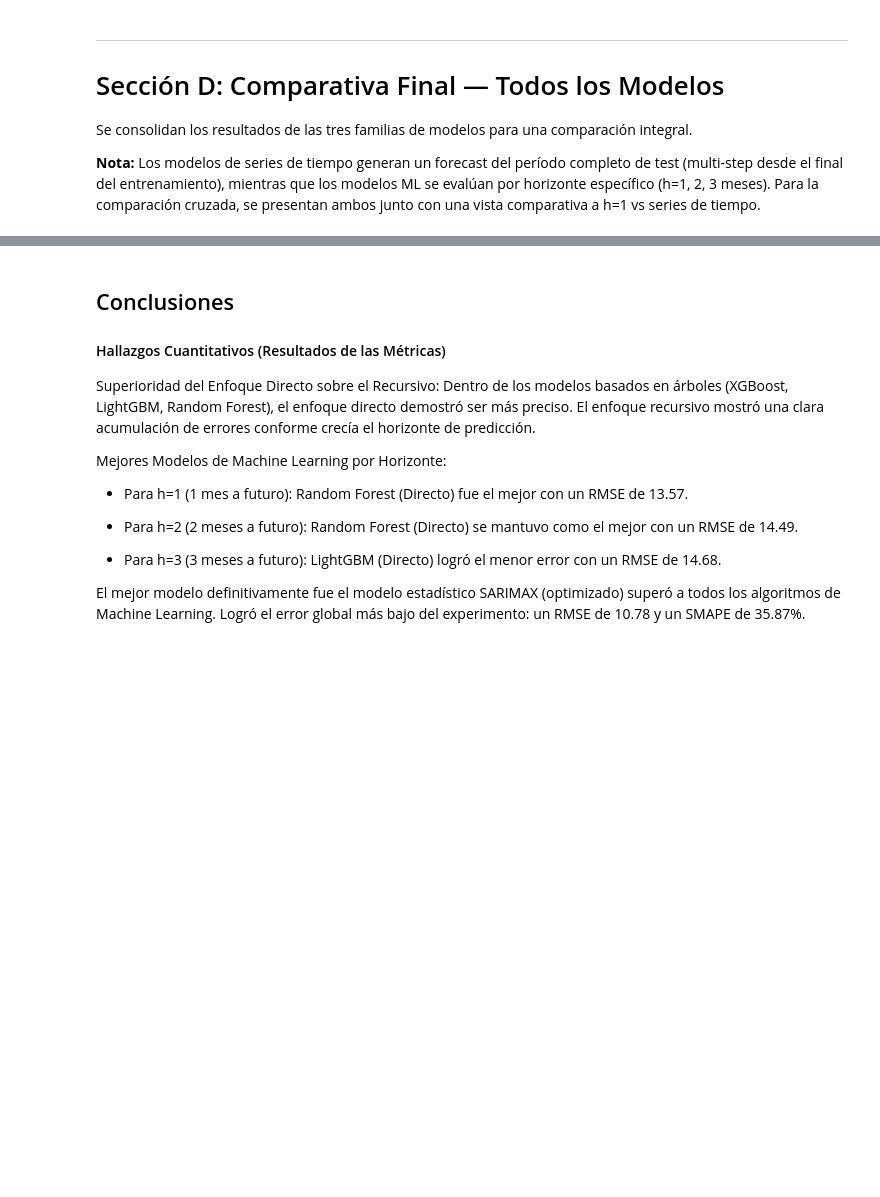
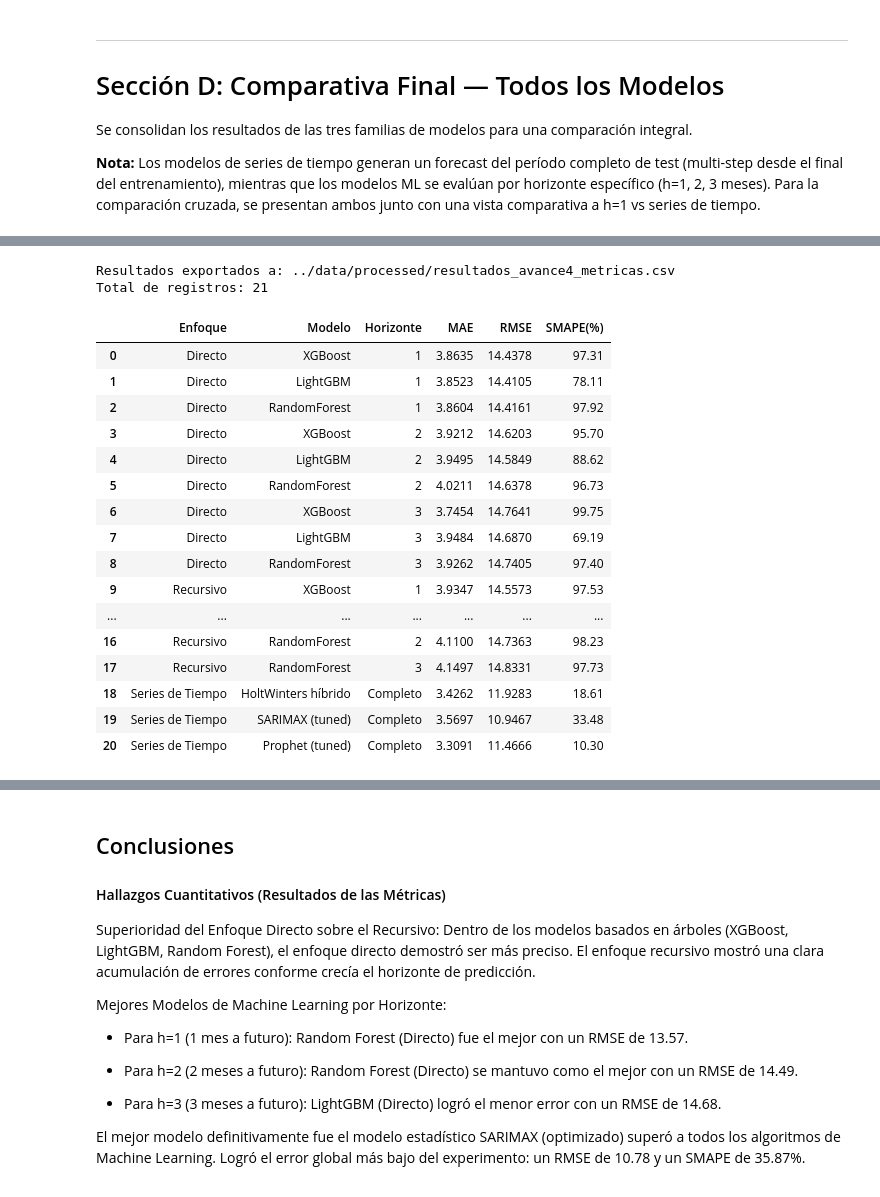
Before and after one commit to GeraP97/pi-equipo32, a Jupyter notebook: notebooks/Avance4.16.ipynb, the cells around one changed output, grey strips where cells are left out. Cells and saved outputs as stored; diff of their text form; code cells hidden in the pictures; blank space fills up the shorter version.

Commit message:
Sarimax avance 5

```diff
--- a/notebooks/Avance4.16.ipynb
+++ b/notebooks/Avance4.16.ipynb
@@ -1101,3 +1102,30 @@ for h_val in [1, 2, 3, "Completo"]:
+# %%
+# ── Exportar resultados de métricas para uso en notebooks individuales ──
+output_path = Path("..") / "data" / "processed" / "resultados_avance4_metricas.csv"
+df_all.to_csv(output_path, index=False)
+print(f"Resultados exportados a: {output_path}")
+print(f"Total de registros: {len(df_all)}")
+display(df_all)
+# %% [output]
+Resultados exportados a: ../data/processed/resultados_avance4_metricas.csv
+Total de registros: 21
+|  | Enfoque | Modelo | Horizonte | MAE | RMSE | SMAPE(%) |
+| 0 | Directo | XGBoost | 1 | 3.8635 | 14.4378 | 97.31 |
+| 1 | Directo | LightGBM | 1 | 3.8523 | 14.4105 | 78.11 |
+| 2 | Directo | RandomForest | 1 | 3.8604 | 14.4161 | 97.92 |
+| 3 | Directo | XGBoost | 2 | 3.9212 | 14.6203 | 95.70 |
+| 4 | Directo | LightGBM | 2 | 3.9495 | 14.5849 | 88.62 |
+| 5 | Directo | RandomForest | 2 | 4.0211 | 14.6378 | 96.73 |
+| 6 | Directo | XGBoost | 3 | 3.7454 | 14.7641 | 99.75 |
+| 7 | Directo | LightGBM | 3 | 3.9484 | 14.6870 | 69.19 |
+| 8 | Directo | RandomForest | 3 | 3.9262 | 14.7405 | 97.40 |
+| 9 | Recursivo | XGBoost | 1 | 3.9347 | 14.5573 | 97.53 |
+| ... | ... | ... | ... | ... | ... | ... |
+| 16 | Recursivo | RandomForest | 2 | 4.1100 | 14.7363 | 98.23 |
+| 17 | Recursivo | RandomForest | 3 | 4.1497 | 14.8331 | 97.73 |
+| 18 | Series de Tiempo | HoltWinters híbrido | Completo | 3.4262 | 11.9283 | 18.61 |
+| 19 | Series de Tiempo | SARIMAX (tuned) | Completo | 3.5697 | 10.9467 | 33.48 |
+| 20 | Series de Tiempo | Prophet (tuned) | Completo | 3.3091 | 11.4666 | 10.30 |
 # %%
 # ── Comparativa h=1 (ML) vs Series de Tiempo (período completo) ──
 df_h1 = df_all[
```
Also changed, not shown: parts of 15 cells of this notebook, 1 other file.
